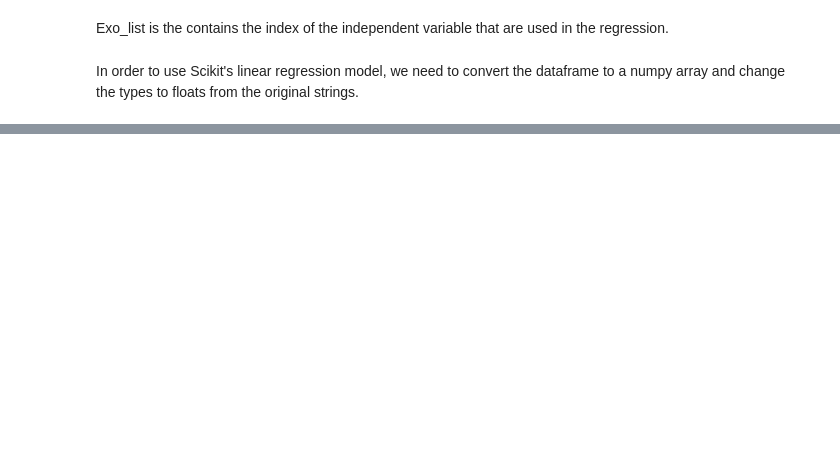
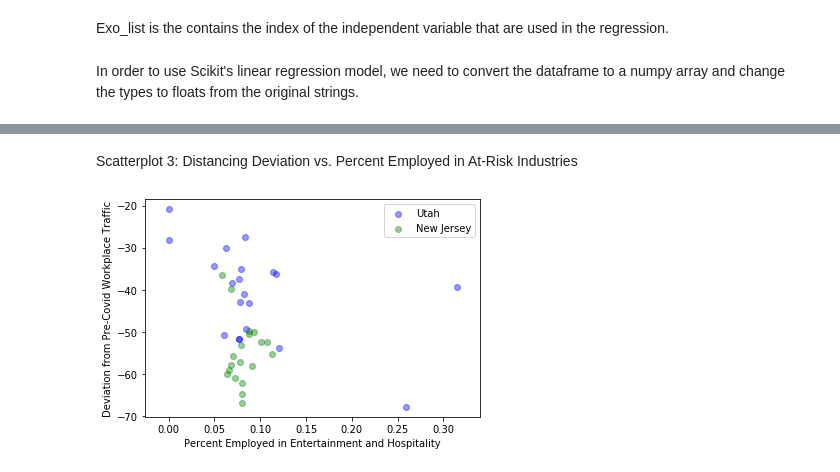
Before and after one commit to zb3qk/Social-Distancing-By-Occupation, a Jupyter notebook: regressions.ipynb, the cells around one changed output, grey strips where cells are left out. Saved outputs shown, nothing was run; the diff lists cells and outputs as text; code cells hidden in the pictures; blank space fills up the shorter version.

```diff
--- a/regressions.ipynb
+++ b/regressions.ipynb
@@ -276,0 +166,12 @@ Equation: -28.175-0.000368*income
+# %%
+Y=nj['a_dist'].to_numpy()
+X=nj.iloc[:,exo_list].to_numpy()
+for i in range(0, len(Y)):
+    Y[i] = float(Y[i])
+for i in range(0,len(X[:,1])):
+    for n in range(0,len(X[1,:])):
+        X[i,n]=float(X[i,n])
+nj_X=X[:,0]
+nj_Xb=X[:,1]
+nj_Xc=X[:,2]
+nj_Y=Y
@@ -276,0 +395,11 @@ Equation: -28.175-0.000368*income
+# %% [markdown]
+Scatterplot 3: Distancing Deviation vs. Percent Employed in At-Risk Industries
+# %%
+plt.scatter(ut_Xc, ut_Y, color='blue', label="Utah",alpha=0.4)
+plt.scatter(nj_Xc, nj_Y, color='green', label="New Jersey",alpha=0.4)
+plt.legend(loc="upper right")
+plt.xlabel("Percent Employed in Entertainment and Hospitality")
+plt.ylabel("Deviation from Pre-Covid Workplace Traffic")
+plt.show()
+# %% [output]
+[figure, added]
```
Also changed, not shown: parts of 44 cells of this notebook.
